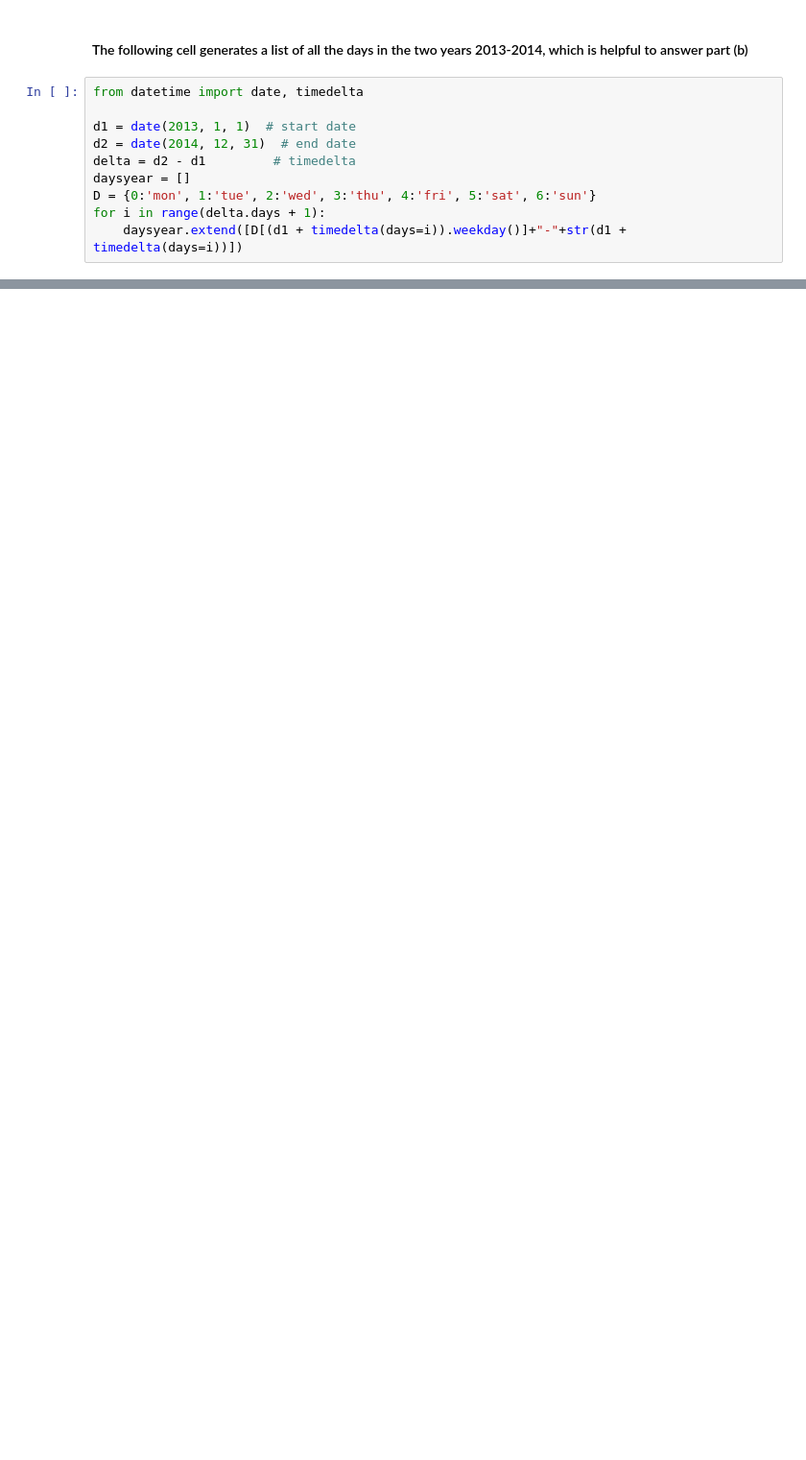
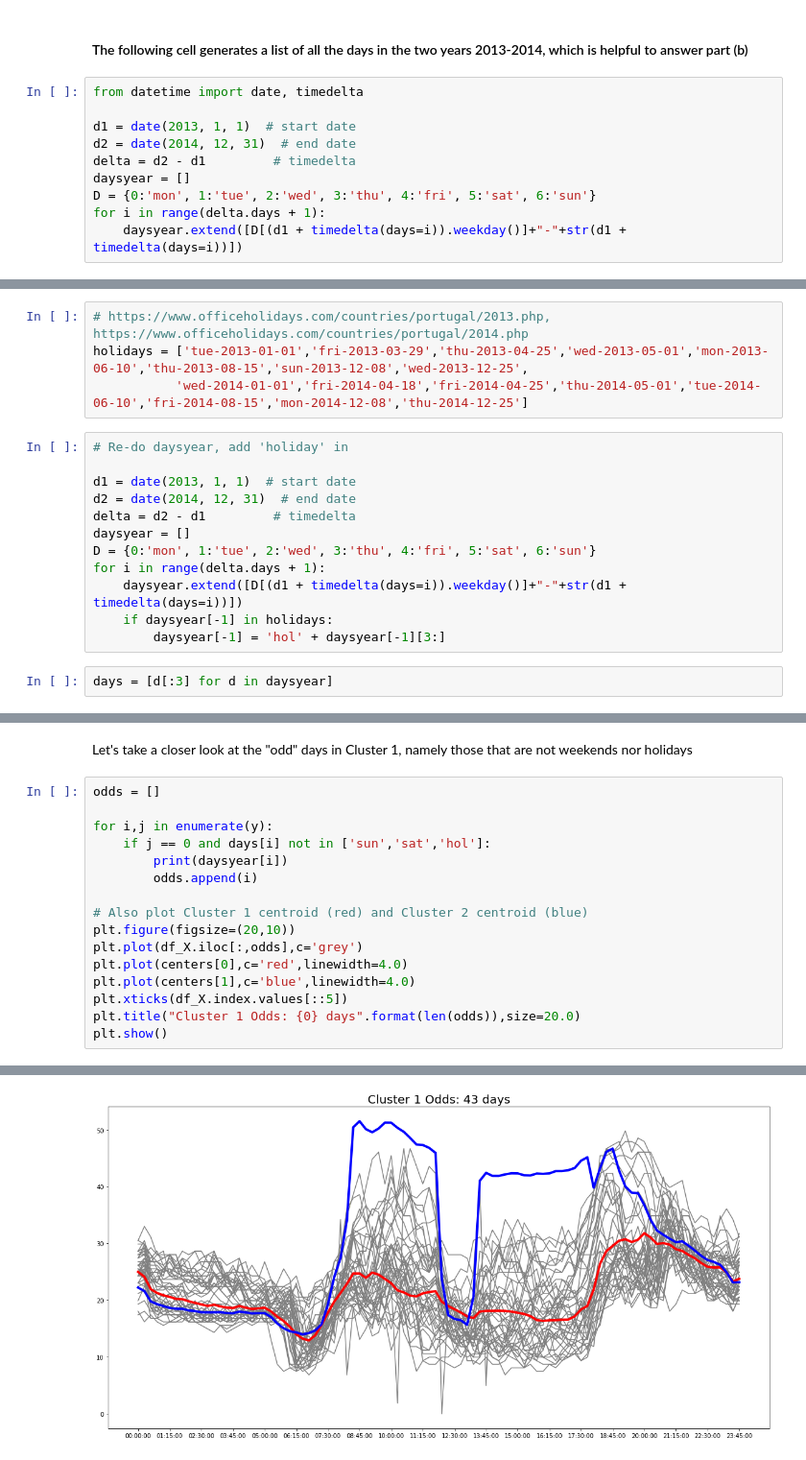
Before and after one commit to david-siqi-liu/SCS3253_Winter2019, a Jupyter notebook: W04_Liu_qq287393.ipynb, the cells around one changed output, grey strips where cells are left out. Shown at 96% size. Cells and saved outputs as stored; diff of their text form; blank space fills up the shorter version.

```diff
--- a/W04_Liu_qq287393.ipynb
+++ b/W04_Liu_qq287393.ipynb
@@ -366,0 +530,18 @@ list(compress(L, B))
+# %%
+# https://www.officeholidays.com/countries/portugal/2013.php, https://www.officeholidays.com/countries/portugal/2014.php
+holidays = ['tue-2013-01-01','fri-2013-03-29','thu-2013-04-25','wed-2013-05-01','mon-2013-06-10','thu-2013-08-15','sun-2013-12-08','wed-2013-12-25',
+           'wed-2014-01-01','fri-2014-04-18','fri-2014-04-25','thu-2014-05-01','tue-2014-06-10','fri-2014-08-15','mon-2014-12-08','thu-2014-12-25']
+# %%
+# Re-do daysyear, add 'holiday' in
+
+d1 = date(2013, 1, 1)  # start date
+d2 = date(2014, 12, 31)  # end date
+delta = d2 - d1         # timedelta
+daysyear = []
+D = {0:'mon', 1:'tue', 2:'wed', 3:'thu', 4:'fri', 5:'sat', 6:'sun'}
+for i in range(delta.days + 1):
+    daysyear.extend([D[(d1 + timedelta(days=i)).weekday()]+"-"+str(d1 + timedelta(days=i))])
+    if daysyear[-1] in holidays:
+        daysyear[-1] = 'hol' + daysyear[-1][3:]
+# %%
+days = [d[:3] for d in daysyear]
@@ -366,0 +581,19 @@ list(compress(L, B))
+# %% [markdown]
+Let's take a closer look at the "odd" days in Cluster 1, namely those that are not weekends nor holidays
+# %%
+odds = []
+
+for i,j in enumerate(y):
+    if j == 0 and days[i] not in ['sun','sat','hol']:
+        print(daysyear[i])
+        odds.append(i)
+
+# Also plot Cluster 1 centroid (red) and Cluster 2 centroid (blue)
+plt.figure(figsize=(20,10))
+plt.plot(df_X.iloc[:,odds],c='grey')
+plt.plot(centers[0],c='red',linewidth=4.0)
+plt.plot(centers[1],c='blue',linewidth=4.0)
+plt.xticks(df_X.index.values[::5])
+plt.title("Cluster 1 Odds: {0} days".format(len(odds)),size=20.0)
+plt.show()
+# %% [output]
@@ -366,0 +617 @@ list(compress(L, B))
+[figure, added]
```
Also changed, not shown: parts of 35 cells of this notebook.
